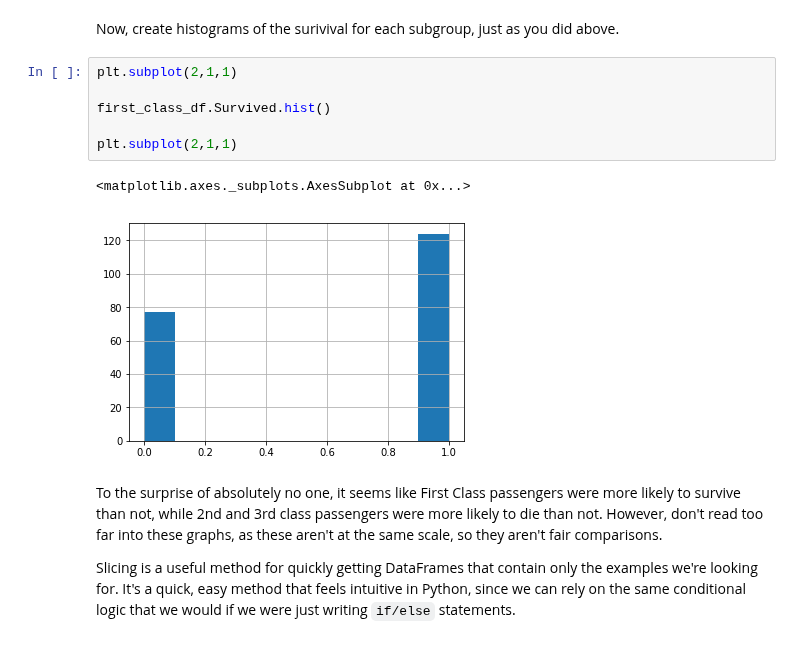
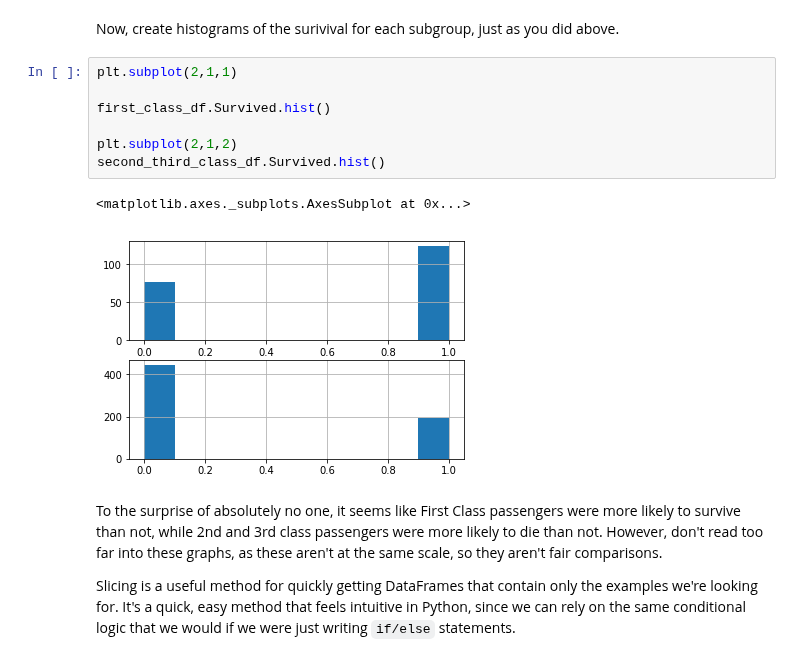
Before and after one commit to ewonguoft/dsc-enterprise-hsbc-using-sql-with-pandas-lab-hsbc-ds-081319, a Jupyter notebook: index.ipynb, the cells around one changed output. Saved outputs shown, nothing was run; the diff lists cells and outputs as text.

```diff
--- a/index.ipynb
+++ b/index.ipynb
@@ -125,12 +125,13 @@ Now, create histograms of the surivival for each subgroup, just as you did above
 # %%
 plt.subplot(2,1,1)
 
 first_class_df.Survived.hist()
 
-plt.subplot(2,1,1)
+plt.subplot(2,1,2)
+second_third_class_df.Survived.hist()
 # %% [output]
 <matplotlib.axes._subplots.AxesSubplot at 0x...>
-[figure, old version]
+[figure, new version]
 # %% [markdown]
 To the surprise of absolutely no one, it seems like First Class passengers were more likely to survive than not, while 2nd and 3rd class passengers were more likely to die than not.  However, don't read too far into these graphs, as these aren't at the same scale, so they aren't fair comparisons.
 
```
